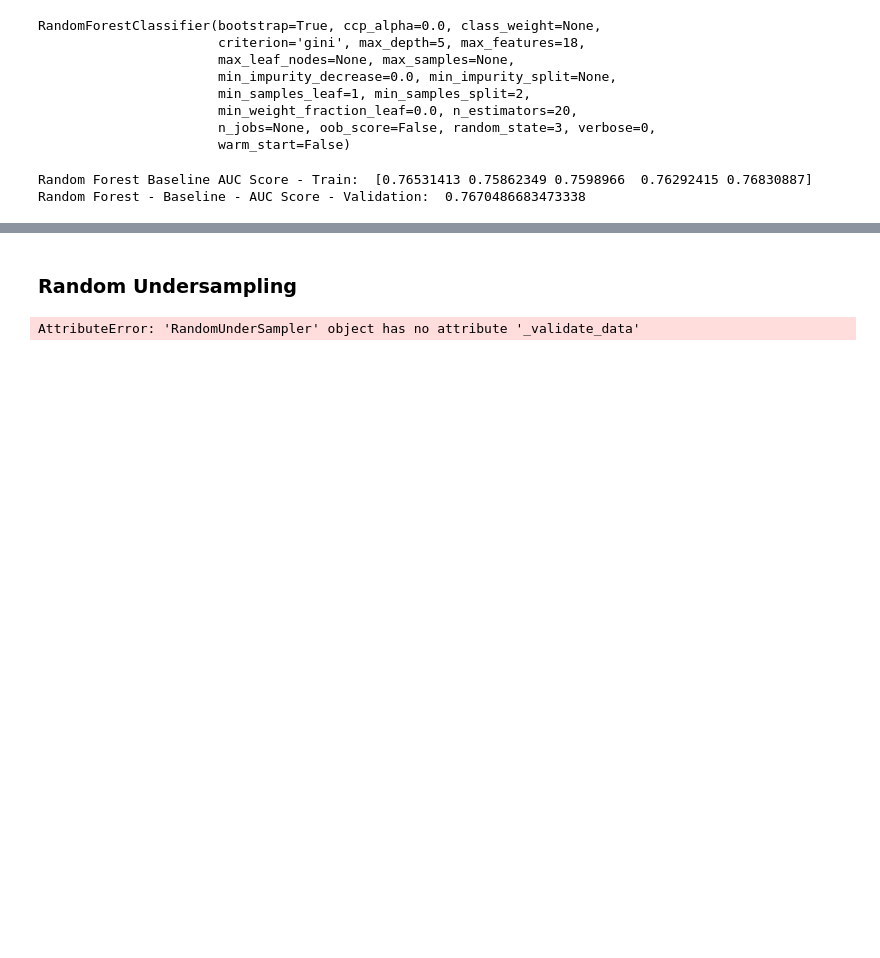
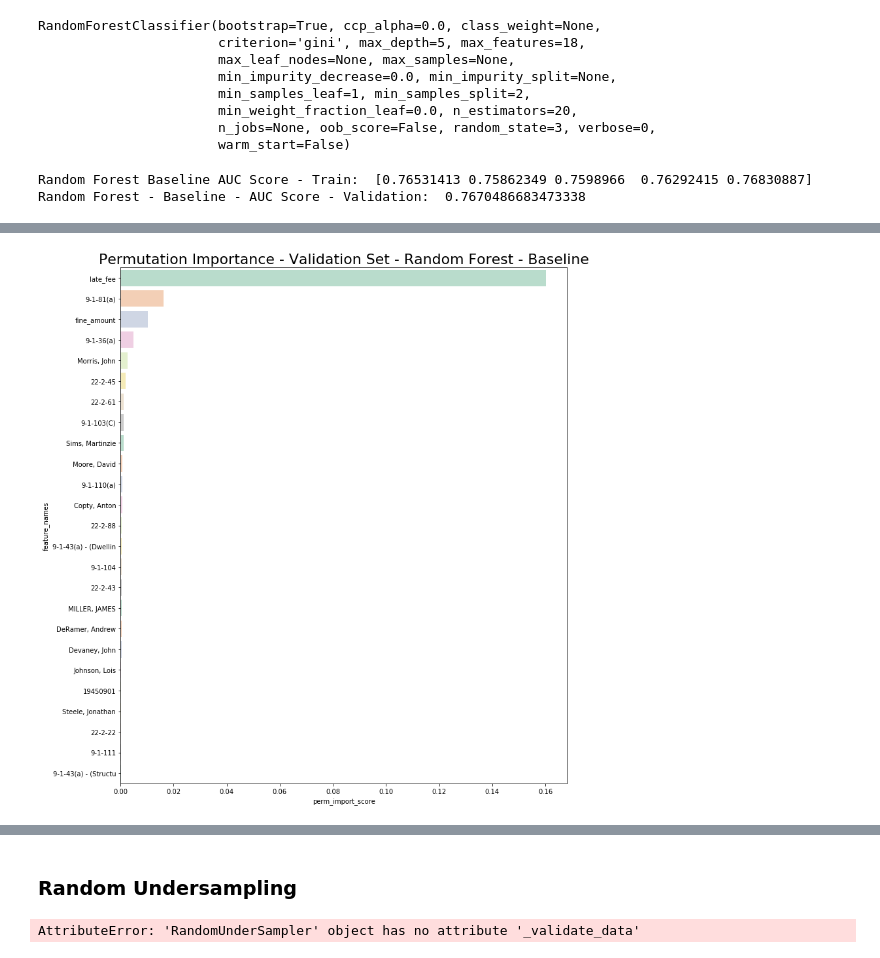
Before and after one commit to Morgan-Sell/detroit-blight-ticket, a Jupyter notebook: supervised_ml.ipynb, the cells around one changed output, grey strips where cells are left out. Cells and saved outputs as stored; diff of their text form; code cells hidden in the pictures; blank space fills up the shorter version.

```diff
--- a/supervised_ml.ipynb
+++ b/supervised_ml.ipynb
@@ -370,9 +373,11 @@ df_perm_import.head(10)
 # %%
-plt.figure(figsize=(20,20))
+plt.figure(figsize=(12,12))
 perm_import_top_25 = df_perm_import.iloc[:25, :]
 sns.barplot(x='perm_import_score', y='feature_names', data=perm_import_top_25, palette='Pastel2')
 plt.title('Permutation Importance - Validation Set - Random Forest - Baseline', fontsize=22)
 plt.tight_layout();
+# %% [output]
+[figure, added]
 # %%
 train2[train2['violation_code'] == '9-1-81(a)'].iloc[:, :20].head(2)
 # %% [output]
```
Also changed, not shown: parts of 20 cells of this notebook.
